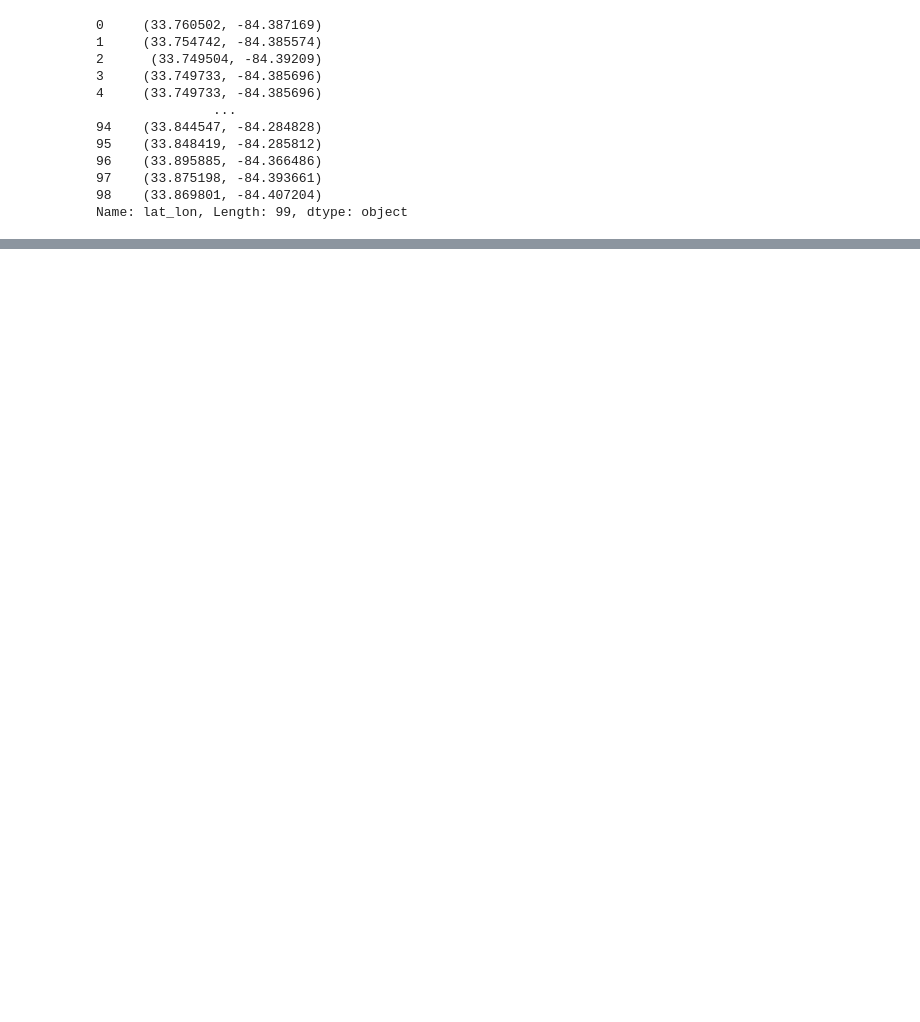
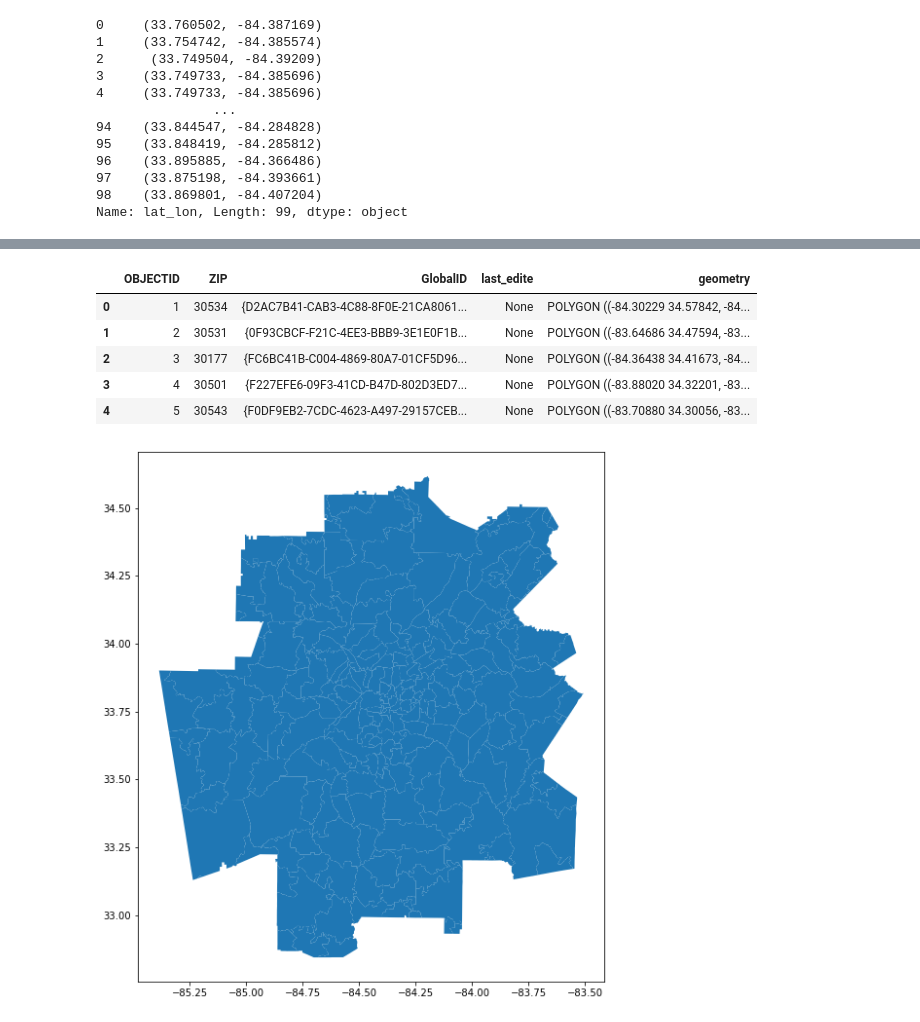
Before and after one commit to KellyPared/GT-Bootcamp-Atlanta_schoolsby_district, a Jupyter notebook: gt-greater-schools-kps.ipynb, the cells around one changed output, grey strips where cells are left out. Cells and saved outputs as stored; diff of their text form; code cells hidden in the pictures; blank space fills up the shorter version.

```diff
--- a/gt-greater-schools-kps.ipynb
+++ b/gt-greater-schools-kps.ipynb
@@ -477,0 +432,13 @@ KeyError: 'zip'
+# %%
+zip_codes_shpmap = gpd.read_file('ZIP_Codes/ZIP_Codes.shp')
+atl_map = atl_map.to_crs("EPSG:4326")
+zip_codes_shpmap.plot(figsize = (10,10))
+zip_codes_shpmap.head()
+# %% [output]
+|  | OBJECTID | ZIP | GlobalID | last_edite | geometry |
+| 0 | 1 | 30534 | {D2AC7B41-CAB3-4C88-8F0E-21CA8061... | None | POLYGON ((-84.30229 34.57842, -84... |
+| 1 | 2 | 30531 | {0F93CBCF-F21C-4EE3-BBB9-3E1E0F1B... | None | POLYGON ((-83.64686 34.47594, -83... |
+| 2 | 3 | 30177 | {FC6BC41B-C004-4869-80A7-01CF5D96... | None | POLYGON ((-84.36438 34.41673, -84... |
+| 3 | 4 | 30501 | {F227EFE6-09F3-41CD-B47D-802D3ED7... | None | POLYGON ((-83.88020 34.32201, -83... |
+| 4 | 5 | 30543 | {F0DF9EB2-7CDC-4623-A497-29157CEB... | None | POLYGON ((-83.70880 34.30056, -83... |
+[figure, added]
```
Also changed, not shown: parts of 22 cells of this notebook, 5 other files.
